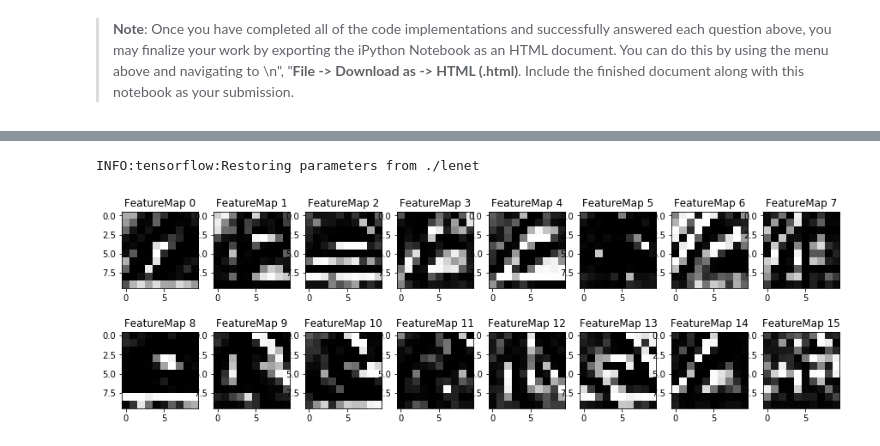
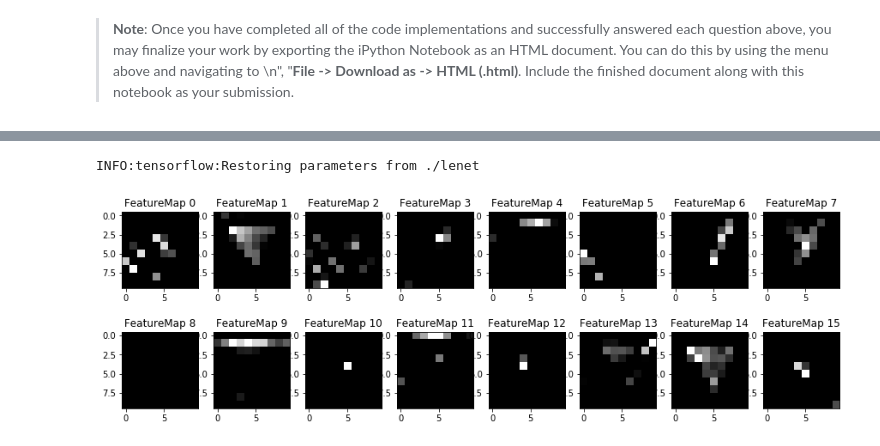
Before and after one commit to ChiangC/SDC_Python, a Jupyter notebook: 06_traffic_sign_classifier/Traffic_Sign_Classifier.ipynb, the cells around one changed output, grey strips where cells are left out. Saved outputs shown, nothing was run; the diff lists cells and outputs as text; code cells hidden in the pictures.

```diff
--- a/06_traffic_sign_classifier/Traffic_Sign_Classifier.ipynb
+++ b/06_traffic_sign_classifier/Traffic_Sign_Classifier.ipynb
@@ -27,9 +27,9 @@ import random
 
 # TODO: Fill this in based on where you saved the training and testing data
 
-training_file = "./data/train.p"
-validation_file= "./data/valid.p"
-testing_file = "./data/test.p"
+training_file = "../data/train.p"
+validation_file= "../data/valid.p"
+testing_file = "../data/test.p"
 
 with open(training_file, mode='rb') as f:
     train = pickle.load(f)
@@ -325,7 +324,7 @@ def LeNet(x):
 #     bn1 = tf.layers.batch_normalization(conv1, training=training)
 
     #Activation
-    conv1_activation = tf.nn.tanh(conv1)
+    conv1_activation = tf.nn.relu(conv1)
 
     #Pooling. Input = 28x28x6. Output = 14x14x6.
     conv1 = tf.nn.max_pool(conv1_activation, ksize=[1,2,2,1], strides=[1,2,2,1], padding='VALID')
@@ -338,7 +337,7 @@ def LeNet(x):
 
     #Activation
     global conv2_activation
-    conv2_activation = tf.nn.tanh(conv2)
+    conv2_activation = tf.nn.relu(conv2)
 
     #Pooling. Input = 10x10x16. Output = 5x5x16.
     conv2 = tf.nn.max_pool(conv2_activation, ksize=[1,2,2,1], strides=[1,2,2,1], padding='VALID')
@@ -471,10 +470,14 @@ with tf.Session() as sess:
     saver.restore(sess, tf.train.latest_checkpoint('.'))
 
     if GRAYSCALE:
+        training_accuracy = evaluate(X_train_gray, y_train)
         test_accuracy = evaluate(X_test_gray, y_test)
     else:
+        training_accuracy = evaluate(X_train_norm, y_train)
         test_accuracy = evaluate(X_test_norm, y_test)
 
+
+    print("Training Accuracy = {:.3f}".format(training_accuracy))
     print("Test Accuracy = {:.3f}".format(test_accuracy))
 # %% [output]
 INFO:tensorflow:Restoring parameters from ./lenet
@@ -810,8 +817,8 @@ def outputFeatureMap(image_input, tf_activation, activation_min=-1, activation_m
 # %%
 with tf.Session() as sess:
     saver = tf.train.import_meta_graph('lenet.meta')
     saver.restore(sess, './lenet')
-    outputFeatureMap(TEST_IMAGES[4].reshape(1,32,32,1), conv2_activation)
+    outputFeatureMap(TEST_IMAGES[0].reshape(1,32,32,1), conv2_activation)
 # %% [output]
 INFO:tensorflow:Restoring parameters from ./lenet
-[figure, old version]
+[figure, new version]
```
Also changed, not shown: parts of 7 cells of this notebook, 7 other files.
